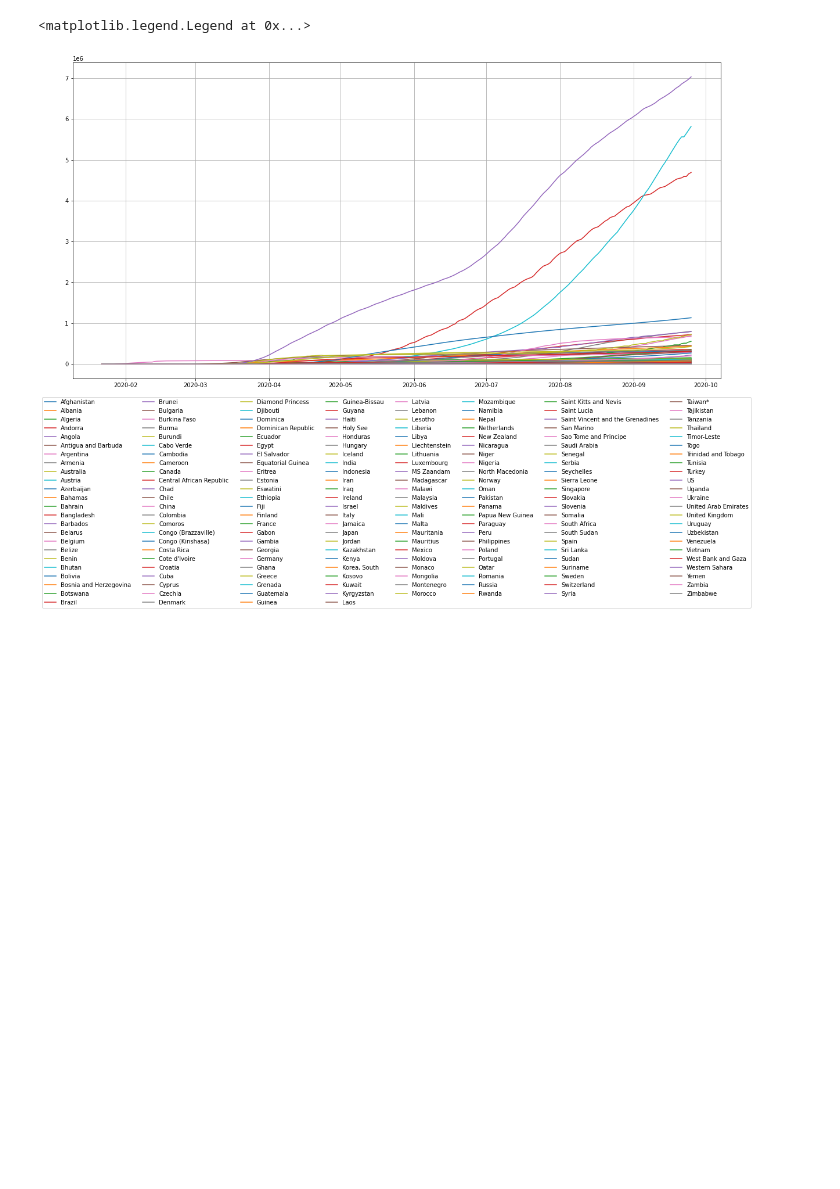
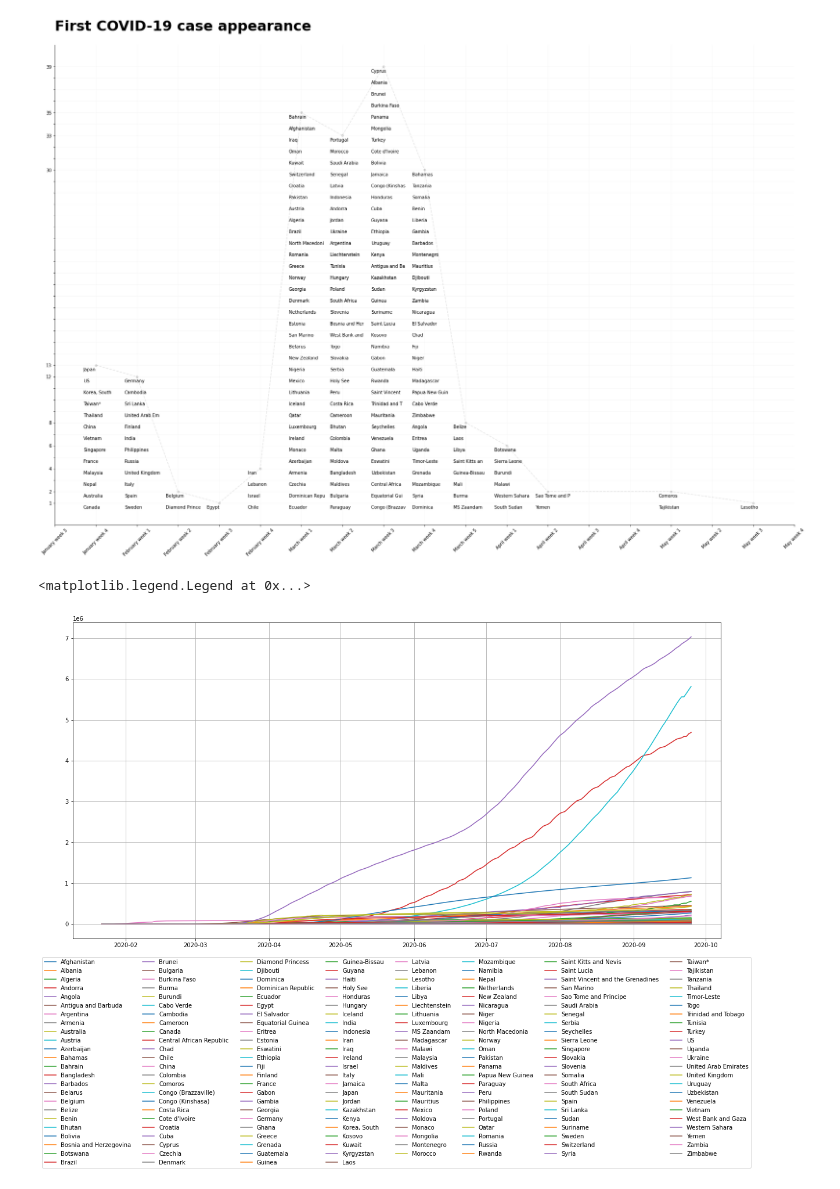
Before and after one commit to IlliaOvcharenko/data-viz, a Jupyter notebook: assignment-1/sandbox.ipynb, the cells around one changed output. Drawn from its saved outputs; the diff is of its cells as text; code cells hidden in the pictures; blank space fills up the shorter version.

Commit message:
add plot for assign-1

```diff
--- a/assignment-1/sandbox.ipynb
+++ b/assignment-1/sandbox.ipynb
@@ -7,6 +7,8 @@ from pathlib import Path
 from pandas_profiling import ProfileReport
 # %%
 data_folder = Path("data")
+figs_folder = Path("figs")
+
 df = pd.read_csv(data_folder / "covid19_global_confirmed_cases.csv", parse_dates=["date"])
 # %%
 profile = ProfileReport(df)
@@ -42,3 +16,86 @@ df.describe()
+# %%
+first_cases_df = df[df.confirmed_cases != 0].sort_values(by="date").drop_duplicates("country_region", keep="first")
+first_cases_df["month"] = first_cases_df.date.apply(lambda d: d.month)
+first_cases_df["month_name"] = first_cases_df.date.apply(lambda d: d.month_name())
+first_cases_df["week"] = first_cases_df.date.apply(lambda d: d.week)
+first_cases_df["week_name"] = first_cases_df.date.apply(lambda d: f"{d.month_name()} '{(d.day-1) // 7 + 1}")
+# %%
+def get_week_name_dict():
+    df = pd.DataFrame()
+    df["date"] = pd.date_range(start='1/1/2020', end='31/12/2020')
+    df["week"] = df.date.apply(lambda d: d.week)
+    df["week_name"] = df.date.apply(lambda d: f"{d.month_name()} week {(d.day-1) // 7 + 1}")
+    return dict(map(tuple, df[["week", "week_name"]].values.tolist()))
+# %%
+fig = plt.figure(figsize=(30, 20))
+ax = plt.gca()
+
+dots = []
+mentioned_y = []
+
+x_shift = 0.3
+y_shift = 0.02
+y_scaler = 0.04
+
+max_county_len = 14
+week_name_dict = get_week_name_dict()
+
+
+# Plot bars
+for month_id, month_df in first_cases_df.groupby("week"):
+    min_date = month_df.date.min()
+    month_df = month_df.sort_values(by="date")
+    counties = month_df.country_region.tolist()
+
+    for idx, country in enumerate(reversed(counties)):
+        ax.text(
+            month_id-x_shift,
+            idx*y_scaler - y_shift,
+            country[:max_county_len]
+        )
+    dots.append((month_id, idx*y_scaler))
+    mentioned_y.append(idx+1)
+
+
+# Plot dash line
+ax.plot(
+    [d[0] for d in dots],
+    [d[1] for d in dots],
+    ".--",
+    color="black", alpha=0.1, markersize=10
+)
+
+
+# Setup axes
+y_range = np.arange(0, max([d[1] for d in dots])+y_scaler, y_scaler)
+y_labels = [l if (l := round(v / y_scaler) + 1) in set(mentioned_y) else  "" for v in y_range]
+plt.yticks(
+    ticks=y_range,
+    labels=y_labels
+)
+
+x_start = first_cases_df.week.min() - 1
+x_end = first_cases_df.week.max()
+x_range = list(range(x_start, x_end + 2))
+plt.xlim(x_start, x_end)
+plt.xticks(
+    ticks=x_range,
+    labels=[week_name_dict[v] for v in x_range],
+    rotation=45,
+)
+
+plt.title(
+    "First COVID-19 case appearance",
+    fontdict={"fontsize": 32, "fontweight": "bold"},
+    loc="left", pad=32
+)
+
+ax.spines['right'].set_visible(False)
+ax.spines['top'].set_visible(False)
+plt.grid(alpha=0.1)
+plt.savefig(figs_folder / "string-hist", bbox_inches="tight")
+# %% [output]
+[figure, added]
 # %%
 plt.figure(figsize=(20, 10))
 
```
Also changed, not shown: parts of 2 cells of this notebook, 3 other files.
